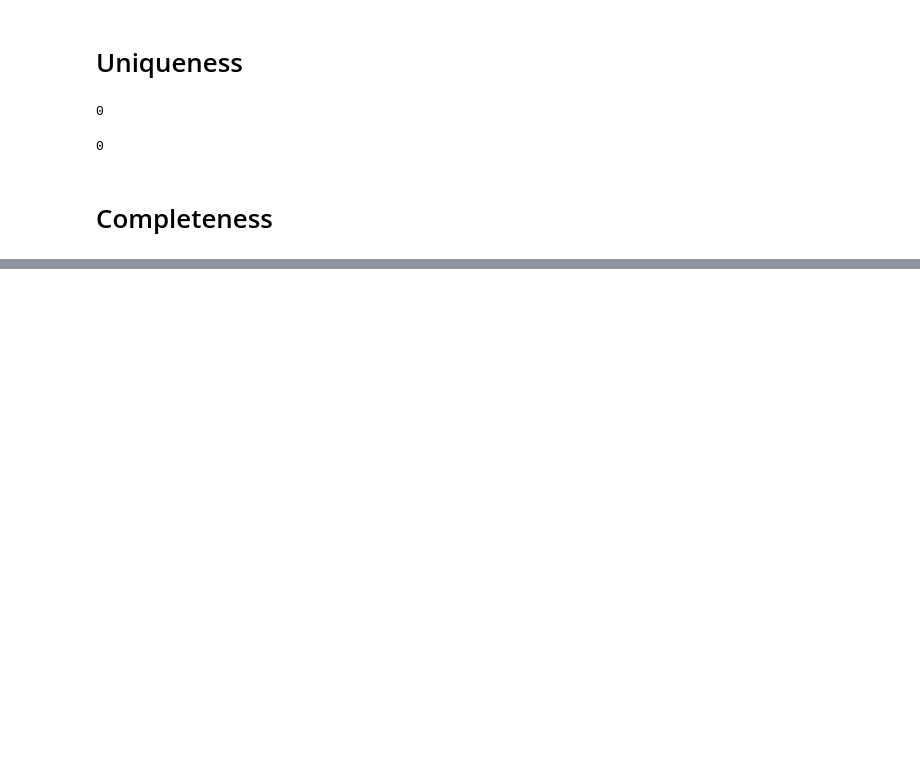
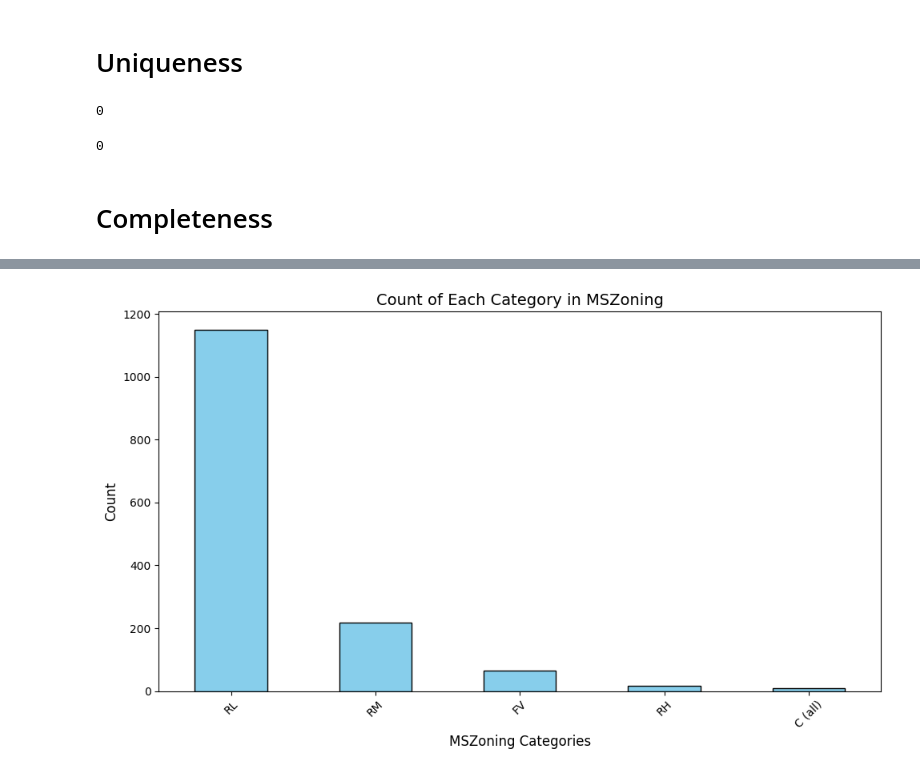
Before and after one commit to YaqeenData/Project4-ART, a Jupyter notebook: advanced-regression-techniques.ipynb, the cells around one changed output, grey strips where cells are left out. Saved outputs shown, nothing was run; the diff lists cells and outputs as text; code cells hidden in the pictures; blank space fills up the shorter version.

```diff
--- a/advanced-regression-techniques.ipynb
+++ b/advanced-regression-techniques.ipynb
@@ -80,0 +589,21 @@ houses['Id'].duplicated().sum()
+# %%
+import matplotlib.pyplot as plt
+
+# Get the value counts for the 'MSSubClass' column
+category_counts = houses['MSZoning'].value_counts()
+
+# Create a bar chart
+plt.figure(figsize=(10, 6))
+category_counts.plot(kind='bar', color='skyblue', edgecolor='black')
+
+# Add title and labels
+plt.title('Count of Each Category in MSZoning', fontsize=14)
+plt.xlabel('MSZoning Categories', fontsize=12)
+plt.ylabel('Count', fontsize=12)
+
+# Show the plot
+plt.xticks(rotation=45)
+plt.tight_layout()
+plt.show()
+# %% [output]
+[figure, added]
```
Also changed, not shown: parts of 76 cells of this notebook.
